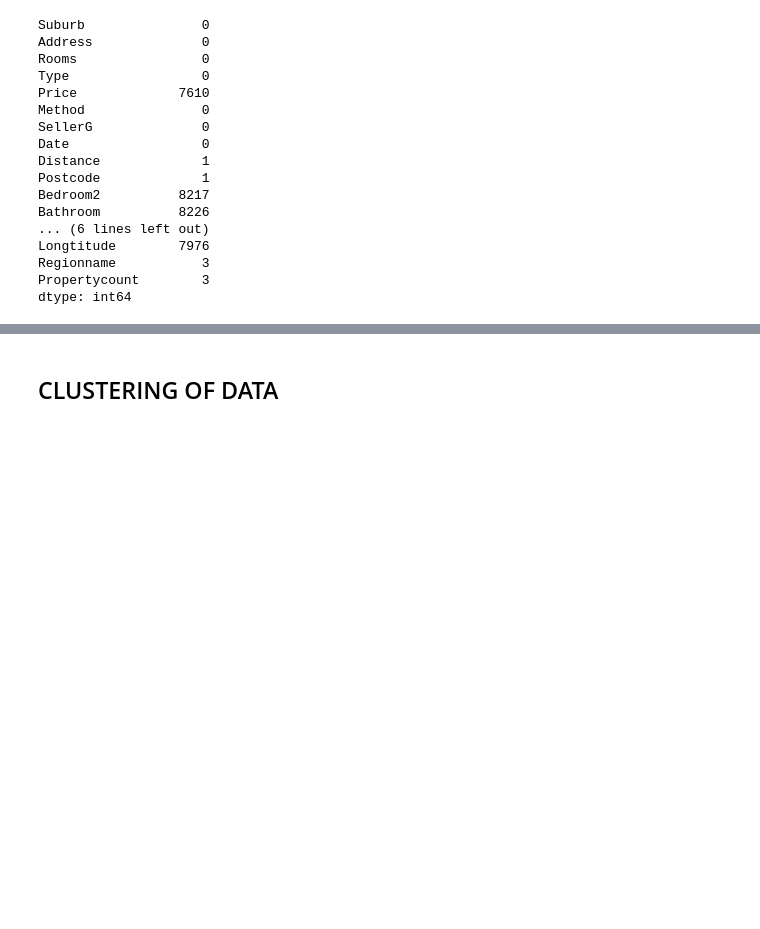
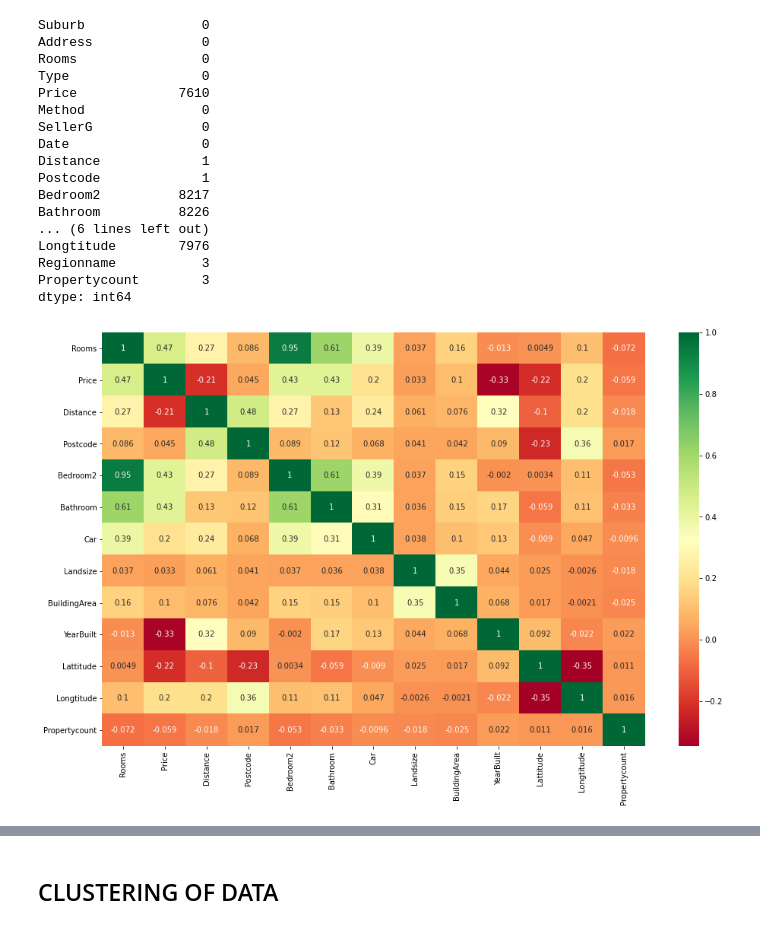
Before and after one commit to tahirzlone/Melbourne-Housing, a Jupyter notebook: Melbourne.ipynb, the cells around one changed output, grey strips where cells are left out. Drawn from its saved outputs; the diff is of its cells as text; code cells hidden in the pictures; blank space fills up the shorter version.

```diff
--- a/Melbourne.ipynb
+++ b/Melbourne.ipynb
@@ -45,3 +46,9 @@ Longtitude        7976
 Regionname           3
 Propertycount        3
 dtype: int64
+# %%
+plt.subplots(figsize=(16,10))
+sns.heatmap(df.corr(), data = df, annot=True, cmap='RdYlGn')
+plt.show()
+# %% [output]
+[figure, added]
```
Also changed, not shown: parts of 31 cells of this notebook.
